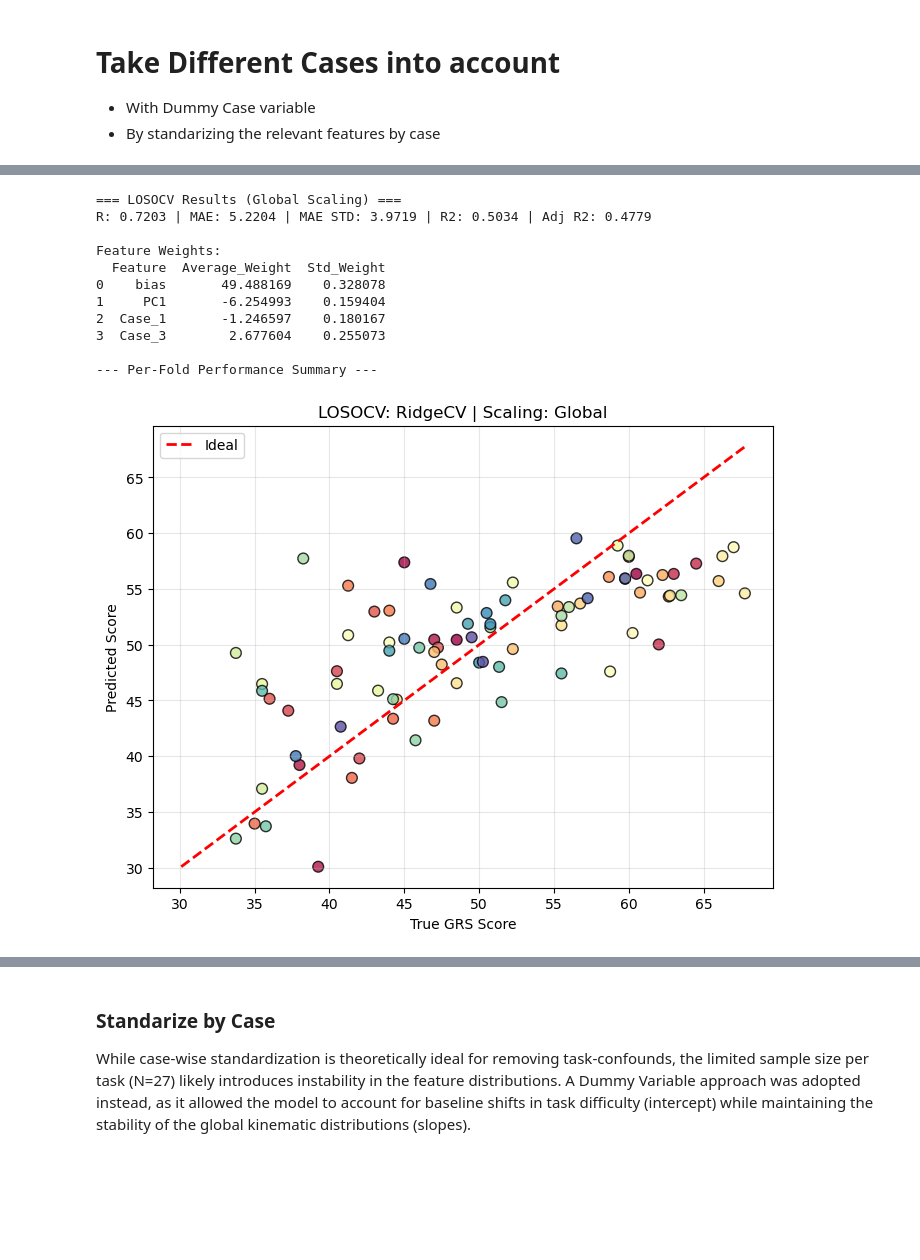
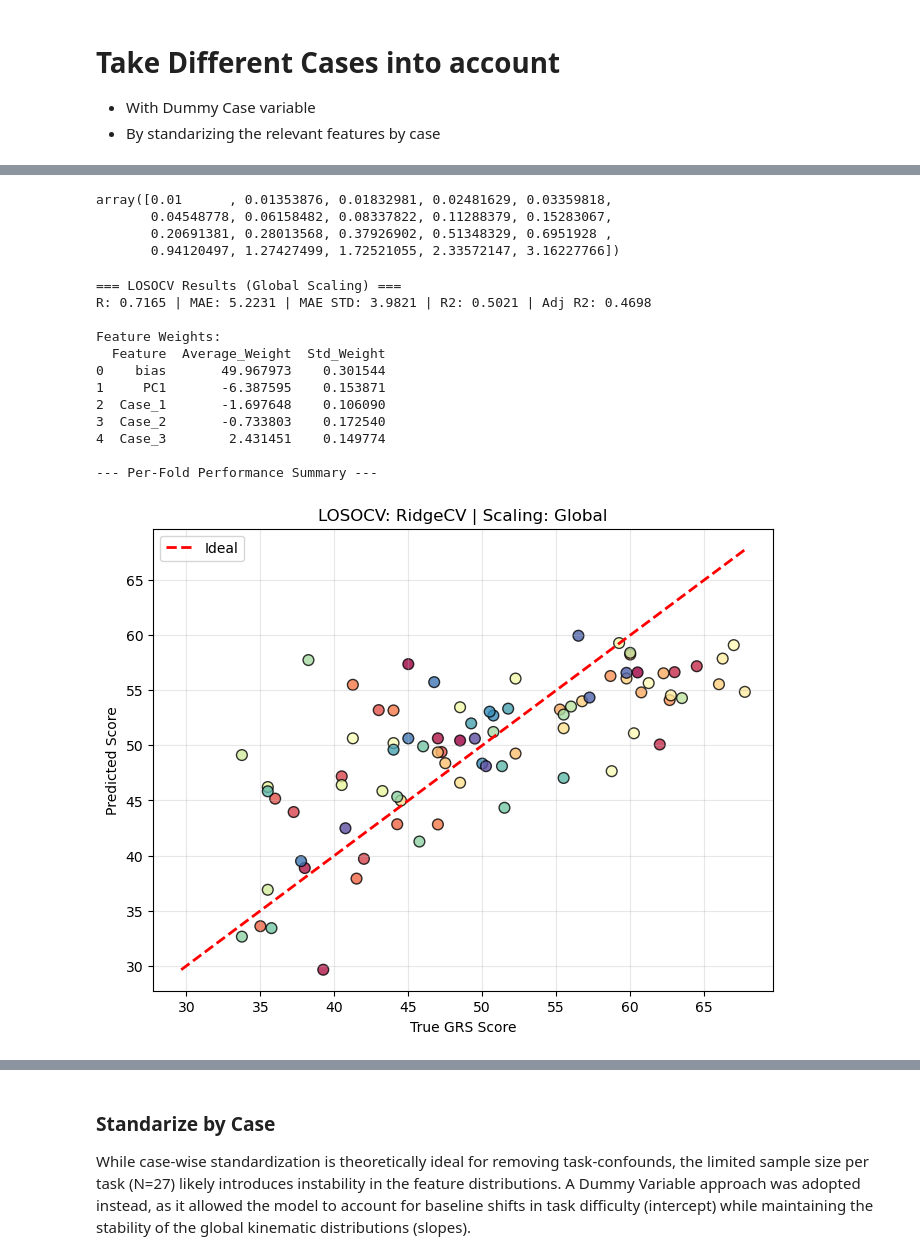
Before and after one commit to FinnWeikert/master-project, a Jupyter notebook: notebooks_final/final_baseline_models.ipynb, the cells around one changed output, grey strips where cells are left out. Saved outputs shown, nothing was run; the diff lists cells and outputs as text; code cells hidden in the pictures; blank space fills up the shorter version.

```diff
--- a/notebooks_final/final_baseline_models.ipynb
+++ b/notebooks_final/final_baseline_models.ipynb
@@ -16,7 +16,7 @@ from src_final.models.analysis import leakage_free_correlation_analysis, leakage
 from src_final.models.baseline_loso import evaluate_loso_model
 # %%
 # file paths
-processed_dir="data/processed/landmark_dataframes2/" # NOTE the original results were obtained with "landmark_dataframes"
+processed_dir="data/processed/landmark_dataframes/" # NOTE the original results were obtained with "landmark_dataframes"
 ratings_csv="data/scores/merged_scores.csv"
 
 # create scores dataframe
@@ -96,8 +407,8 @@ top_features = fair_corr_df[(abs(fair_corr_df['Min_Corr_with_Target']) > 0.5) &
 inter_corrs = df_full[top_features].corr()
 
 
-top_features_right = [feat for feat in top_features if 'Right' in feat]
-top_features_left = [feat for feat in top_features if 'Left' in feat]
+top_features_right = [feat for feat in top_features if '(R)' in feat]
+top_features_left = [feat for feat in top_features if '(L)' in feat]
 # %%
 top_features_right
 # %% [output]
@@ -186,25 +492,24 @@ PC1 explained variance: 0.8174794798828419
 scaler = StandardScaler()
 X = scaler.fit_transform(df_full[top_features_right].values)
 
-pca = PCA(n_components=len(top_features_right))
-pca.fit(X)
-components = pca.components_
-explained_variance = pca.explained_variance_ratio_
+pca_r = PCA(n_components=len(top_features_right))
+pca_r.fit(X)
+components = pca_r.components_
+explained_variance = pca_r.explained_variance_ratio_
 
 df = pd.DataFrame(components, columns=top_features_right)
 df['Explained_Variance'] = explained_variance
 print('PC1 explained variance (right features):', explained_variance[0])
-pc1_right = pca.transform(X)[:, 0]
+pc1_right = pca_r.transform(X)[:, 0]
 
 # left features only
 scaler = StandardScaler()
 X = scaler.fit_transform(df_full[top_features_left].values)
 
-pca = PCA(n_components=len(top_features_left))
-pca.fit(X)
-components = pca.components_
-explained_variance = pca.explained_variance_ratio_
-
+pca_l = PCA(n_components=len(top_features_left))
+pca_l.fit(X)
+components = pca_l.components_
+explained_variance = pca_l.explained_variance_ratio_
 df = pd.DataFrame(components, columns=top_features_left)
 df['Explained_Variance'] = explained_variance
 print('PC1 explained variance (left features):', explained_variance[0])
@@ -504,19 +786,27 @@ df_res_leakage_free
+# %%
+np.logspace(-2, 0.5, 20)
+# %% [output]
+array([0.01      , 0.01353876, 0.01832981, 0.02481629, 0.03359818,
+       0.04548778, 0.06158482, 0.08337822, 0.11288379, 0.15283067,
+       0.20691381, 0.28013568, 0.37926902, 0.51348329, 0.6951928 ,
+       0.94120497, 1.27427499, 1.72521055, 2.33572147, 3.16227766])
 # %%
 from sklearn.linear_model import RidgeCV
-_, _, _ = evaluate_loso_model(df_full, top_features_right, extra_features=['Case_1', 'Case_3'], model_class=RidgeCV, model_params={'alphas': np.logspace(-2, 1, 20)}, pca_components=[0])
+_, _, _ = evaluate_loso_model(df_full, top_features_right, extra_features=['Case_1', 'Case_2', 'Case_3'], model_class=RidgeCV, model_params={'alphas': np.logspace(-2, 0.5, 20)}, pca_components=[0])
 # %% [output]
 === LOSOCV Results (Global Scaling) ===
-R: 0.7203 | MAE: 5.2204 | MAE STD: 3.9719 | R2: 0.5034 | Adj R2: 0.4779
+R: 0.7165 | MAE: 5.2231 | MAE STD: 3.9821 | R2: 0.5021 | Adj R2: 0.4698
 
 Feature Weights:
   Feature  Average_Weight  Std_Weight
-0    bias       49.488169    0.328078
-1     PC1       -6.254993    0.159404
-2  Case_1       -1.246597    0.180167
-3  Case_3        2.677604    0.255073
+0    bias       49.967973    0.301544
+1     PC1       -6.387595    0.153871
+2  Case_1       -1.697648    0.106090
+3  Case_2       -0.733803    0.172540
+4  Case_3        2.431451    0.149774
 
 --- Per-Fold Performance Summary ---
-[figure, old version]
+[figure, new version]
 # %%
 from src_final.models.baseline_loso import evaluate_loso_mlp_ensemble, run_nested_loso
 
```
Also changed, not shown: parts of 31 cells of this notebook, 3 other files.
